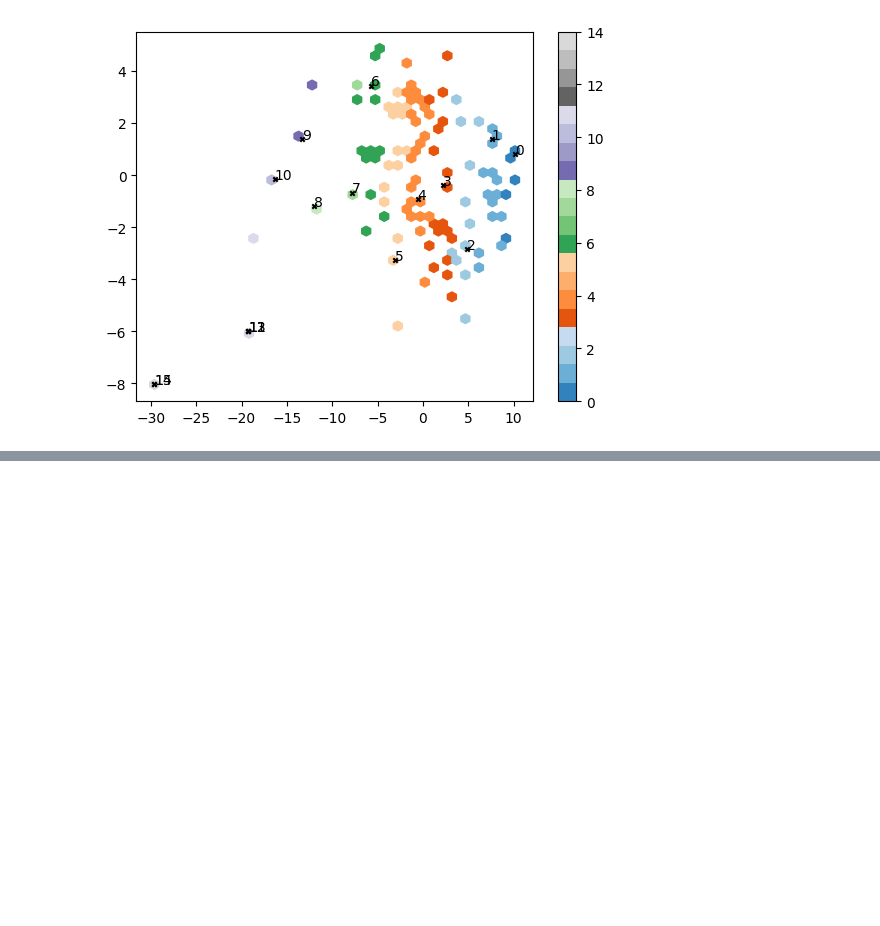
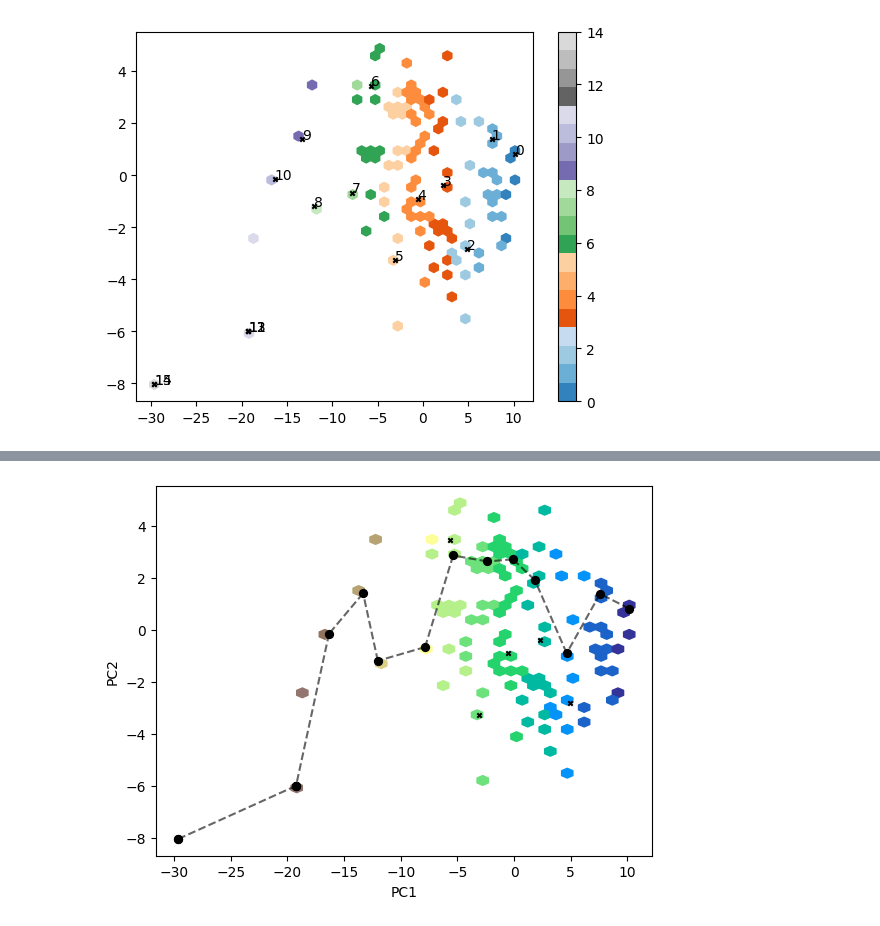
Before and after one commit to jdcolburn/ensemblr, a Jupyter notebook: example_notebook.ipynb, the cells around one changed output, grey strips where cells are left out. Drawn from its saved outputs; the diff is of its cells as text; code cells hidden in the pictures; blank space fills up the shorter version.

```diff
--- a/example_notebook.ipynb
+++ b/example_notebook.ipynb
@@ -752,94 +661,48 @@ with mda.Writer(base_directory + 'best_run.pdb', u.atoms.n_atoms) as W:
 # %%
-# plot the best path
-
-# plot all the structures
-plt.hexbin(ensemble_df[plot_variable_1], ensemble_df[plot_variable_2], C=ensemble_df['bin'], cmap='tab20c', gridsize=40, reduce_C_function=np.amax)
-#
-#plt.scatter(ensemble_df[plot_variable_1], ensemble_df[plot_variable_2], c=ensemble_df['bin'], cmap='tab20c', alpha=0.8, s=2)
-# plot all the structures as a hexgrid
-
-
-# for each structure in best run, plot the rmsd to outward and inward from the ensemble_df dataframe
+# plot and assess the best path
+plt.hexbin(ensemble_df[plot_variable_1], ensemble_df[plot_variable_2], C=ensemble_df['bin'], cmap='terrain', gridsize=40, reduce_C_function=np.amax)
 for structure in mc_runs_df.head(1)['path'].values[0]:
     plt.scatter(ensemble_df.loc[structure][plot_variable_1], ensemble_df.loc[structure][plot_variable_2], c='black', s=32)
-    # annotate them with their bin number
-    #plt.annotate(ensemble_df.loc[structure]['bin'], (ensemble_df.loc[structure][plot_variable_1], ensemble_df.loc[structure][plot_variable_2]), xytext=(ensemble_df.loc[structure][plot_variable_1], ensemble_df.loc[structure][plot_variable_2]+0.5), ha='center', va='bottom', arrowprops=dict(arrowstyle='->', connectionstyle='arc3,rad=0.2'))
-
 # draw connecting lines
 for i in range(len(mc_runs_df.head(1)['path'].values[0]) - 1):
-    # get the rmsd to outward and inward from ensemble_df
     x1 = ensemble_df.loc[mc_runs_df.head(1)['path'].values[0][i]][plot_variable_1]
     y1 = ensemble_df.loc[mc_runs_df.head(1)['path'].values[0][i]][plot_variable_2]
     x2 = ensemble_df.loc[mc_runs_df.head(1)['path'].values[0][i+1]][plot_variable_1]
     y2 = ensemble_df.loc[mc_runs_df.head(1)['path'].values[0][i+1]][plot_variable_2]
     plt.plot([x1, x2], [y1, y2], c='black', alpha=0.6, linestyle='dashed')
-
 # plot the initial guesses
-#for i in range(mc_n_bins):
-#    plt.scatter(ensemble_df.loc[ensemble_df.index == ideal_initial_path[i]][plot_variable_1], ensemble_df.loc[ensemble_df.index == ideal_initial_path[i]][plot_variable_2], marker='x', color='black', s=10)
-
-#display(mc_runs_df.head(1))
-#display(mc_runs_df.tail(1))
+for i in range(mc_n_bins):
+    plt.scatter(ensemble_df.loc[ensemble_df.index == ideal_initial_path[i]][plot_variable_1], ensemble_df.loc[ensemble_df.index == ideal_initial_path[i]][plot_variable_2], marker='x', color='black', s=10)
 
 plt.xlabel(plot_variable_1)
 plt.ylabel(plot_variable_2)
 plt.show()
 
-# Plot how good this is
+fig, axs = plt.subplots(1, 2)
+fig.set_size_inches(12, 4)
 
-# plot the ideal window values
-plt.plot(ideal_window_values, label='ideal', color='black', alpha=0.2)
-# show dots
-plt.scatter(range(mc_n_bins), ideal_window_values, c=range(mc_n_bins), cmap='coolwarm', alpha=0.5)
-
-# get the actual values
+# Umbrella sampling quality control plots
+axs[0].plot(ideal_window_values, label='ideal', color='black', alpha=0.2)
+axs[0].scatter(range(mc_n_bins), ideal_window_values, c=range(mc_n_bins), cmap='coolwarm', alpha=0.5)
 actual_window_values = np.zeros(mc_n_bins)
 for i in range(mc_n_bins):
     actual_window_values[i] = ensemble_df.loc[mc_runs_df.head(1)['path'].values[0][i]][collective_variable]
+axs[0].plot(actual_window_values, label='actual', c='black', alpha=0.8)
+axs[0].scatter(range(mc_n_bins), actual_window_values, c=range(mc_n_bins), cmap='coolwarm')
+for i in range(mc_n_bins):
+    axs[0].plot([i, i], [ideal_window_values[i], actual_window_values[i]], c='black', alpha=0.2, linestyle='dashed')
+axs[0].set_xticks(range(mc_n_bins))
+axs[0].set_xlabel('Window Number')
+axs[0].set_ylabel(collective_variable + ' CV')
+axs[0].legend()
+axs[0].set_title('Ideal vs Actual Window CV Values')
+offsets = np.abs(ideal_window_values - actual_window_values)
+axs[1].bar(range(mc_n_bins), offsets, color='black', alpha=0.2)
+axs[1].set_xlabel('Window Number')
+axs[1].set_ylabel('Absolute Offset')
+axs[1].set_title('Offsets from ideal window values')
 
-## print the ideal and actual values in a table (rounded to 2 decimal places)
-#print(pd.DataFrame({'ideal': ideal_window_values, 'actual': actual_window_values}).round(2))
-
-# plot the actual values
-plt.plot(actual_window_values, label='actual', c='black', alpha=0.8)
-# show dots
-plt.scatter(range(mc_n_bins), actual_window_values, c=range(mc_n_bins), cmap='coolwarm')
-
-# plot vertical lines between the two
-for i in range(mc_n_bins):
-    plt.plot([i, i], [ideal_window_values[i], actual_window_values[i]], c='black', alpha=0.2, linestyle='dashed')
-
-if ideal_initial_path == True:
-
-    # alternate where initial guessi ncides are just those of the structures closest to the ideal values of the collective variable (from a linear interpolation)
-    initial_guess_indices = []
-    # get the ideal values of the collective variable
-
-    # enpoint values are min adn max of the collective variable
-    ideal_values = np.linspace(ensemble_df[collective_variable].min(), ensemble_df[collective_variable].max(), mc_n_bins)
-
-    # get the closest structure to each ideal value
-    for i in ideal_values:
-        initial_guess_indices.append(ensemble_df[collective_variable].sub(i).abs().idxmin())
-    # plot the initial guesses
-    for i in range(mc_n_bins):
-        plt.scatter(i, ensemble_df.loc[initial_guess_indices[i]][collective_variable], marker='x', color='black')
-    print(len(initial_guess_indices))
-
-# x axis labels
-plt.xticks(range(mc_n_bins), range(mc_n_bins))
-plt.xlabel('Window Number')
-plt.ylabel(collective_variable + 'CV')
-plt.legend()
-
-# add a title
-plt.title('Ideal vs Actual Window CV Values')
+#plt.tight_layout()
 plt.show()
-
-# now just plot the offsets (absolute) as a bar chart
-offsets = np.abs(ideal_window_values - actual_window_values)
-plt.bar(range(mc_n_bins), offsets, color='black', alpha=0.2)
-plt.xlabel('Window Number')
-plt.ylabel('Absolute Offset')
-plt.title('how good is the path?')
-plt.show()
+# %% [output]
+[figure, added]
```
Also changed, not shown: parts of 13 cells of this notebook, 2 other files.
